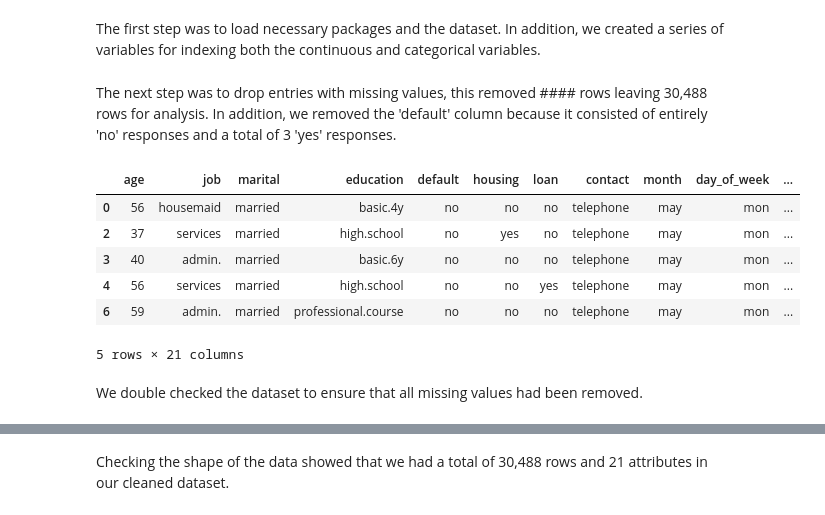
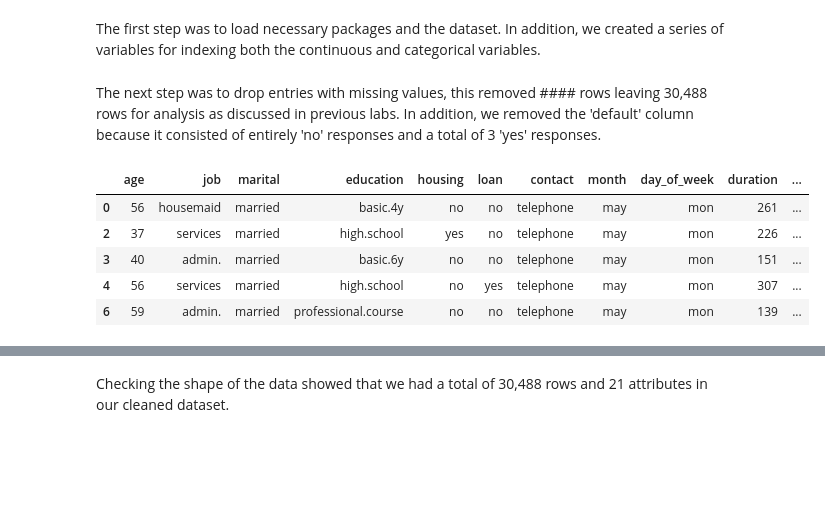
Before and after one commit to ChadKwong/DDSMachineLearning1, a Jupyter notebook: Lab 2/Lab 2.ipynb, the cells around one changed output, grey strips where cells are left out. Drawn from its saved outputs; the diff is of its cells as text; code cells hidden in the pictures; blank space fills up the shorter version.

```diff
--- a/Lab 2/Lab 2.ipynb
+++ b/Lab 2/Lab 2.ipynb
@@ -52,17 +53,14 @@ catCol = ['job', 'marital', 'education', 'default', 'housing', 'loan',
 # %% [markdown]
-The next step was to drop entries with missing values, this removed #### rows leaving 30,488 rows for analysis. In addition, we removed the 'default' column because it consisted of entirely 'no' responses and a total of 3 'yes' responses.
+The next step was to drop entries with missing values, this removed #### rows leaving 30,488 rows for analysis as discussed in previous labs. In addition, we removed the 'default' column because it consisted of entirely 'no' responses and a total of 3 'yes' responses.
 # %%
 bankData2 = bankData.dropna()
 #Remove 'default' column
-bankData2.drop(['default'], axis=1)
+bankData2 = bankData2.drop(['default'], axis=1)
 bankData2.head()
 # %% [output]
-|  | age | job | marital | education | default | housing | loan | contact | month | day_of_week | ... |
-| 0 | 56 | housemaid | married | basic.4y | no | no | no | telephone | may | mon | ... |
-| 2 | 37 | services | married | high.school | no | yes | no | telephone | may | mon | ... |
-| 3 | 40 | admin. | married | basic.6y | no | no | no | telephone | may | mon | ... |
-| 4 | 56 | services | married | high.school | no | no | yes | telephone | may | mon | ... |
-| 6 | 59 | admin. | married | professional.course | no | no | no | telephone | may | mon | ... |
+|  | age | job | marital | education | housing | loan | contact | month | day_of_week | duration | ... |
+| 0 | 56 | housemaid | married | basic.4y | no | no | telephone | may | mon | 261 | ... |
+| 2 | 37 | services | married | high.school | yes | no | telephone | may | mon | 226 | ... |
+| 3 | 40 | admin. | married | basic.6y | no | no | telephone | may | mon | 151 | ... |
+| 4 | 56 | services | married | high.school | no | yes | telephone | may | mon | 307 | ... |
+| 6 | 59 | admin. | married | professional.course | no | no | telephone | may | mon | 139 | ... |
-5 rows × 21 columns
-# %% [markdown]
-We double checked the dataset to ensure that all missing values had been removed.
```
Also changed, not shown: parts of 11 cells of this notebook, 4 other files.
